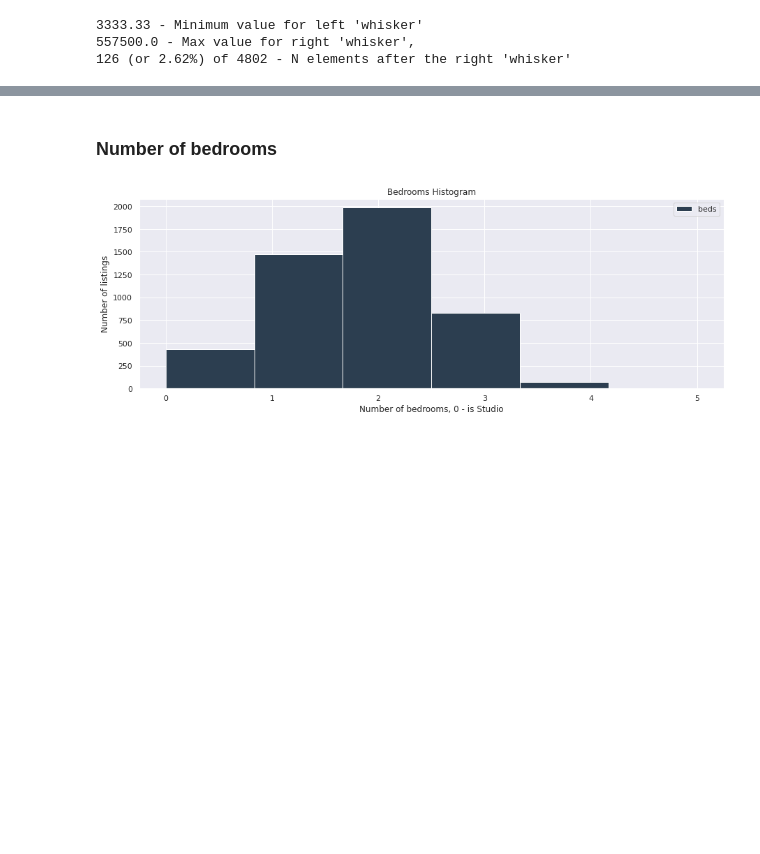
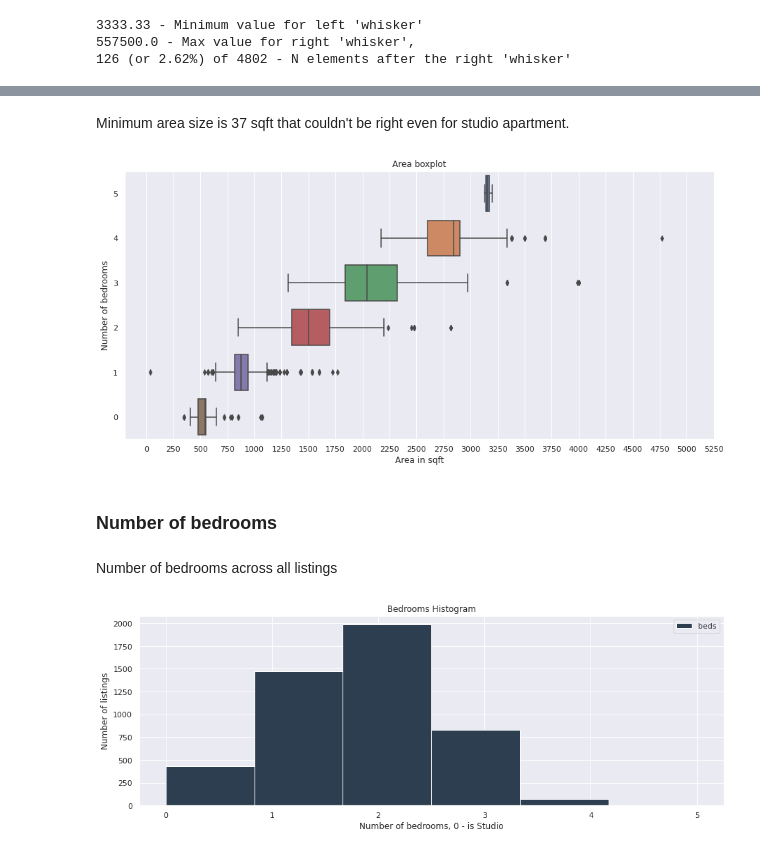
Before and after one commit to imeleges/REMA_Dubai, a Jupyter notebook: bayut_dubai_difc_downtown.ipynb, the cells around one changed output, grey strips where cells are left out. Drawn from its saved outputs; the diff is of its cells as text; code cells hidden in the pictures; blank space fills up the shorter version.

```diff
--- a/bayut_dubai_difc_downtown.ipynb
+++ b/bayut_dubai_difc_downtown.ipynb
@@ -457,5 +510,24 @@ plt.show()
+# %% [markdown]
+Minimum area size is 37 sqft that couldn't be right even for studio apartment.
+# %%
+sns.set(rc={'figure.figsize':(15, 7)})
+sns.boxplot(data = data.query('area_sqft < 5_000')[['area_sqft', 'beds']],
+            x = 'area_sqft',
+            y = 'beds',
+            orient = "h",
+            order = [5,4,3,2,1,0],
+            )
+plt.title('Area boxplot')
+plt.ylabel('Number of bedrooms')
+plt.xlabel('Area in sqft')
+plt.xticks(np.arange(0, 5_500, 250))
+plt.show()
+# %% [output]
+[figure, added]
 # %% [markdown]
 ### Number of bedrooms
+# %% [markdown]
+Number of bedrooms across all listings
 # %%
 data['beds'].plot(
     kind = 'hist',
```
Also changed, not shown: parts of 34 cells of this notebook.
